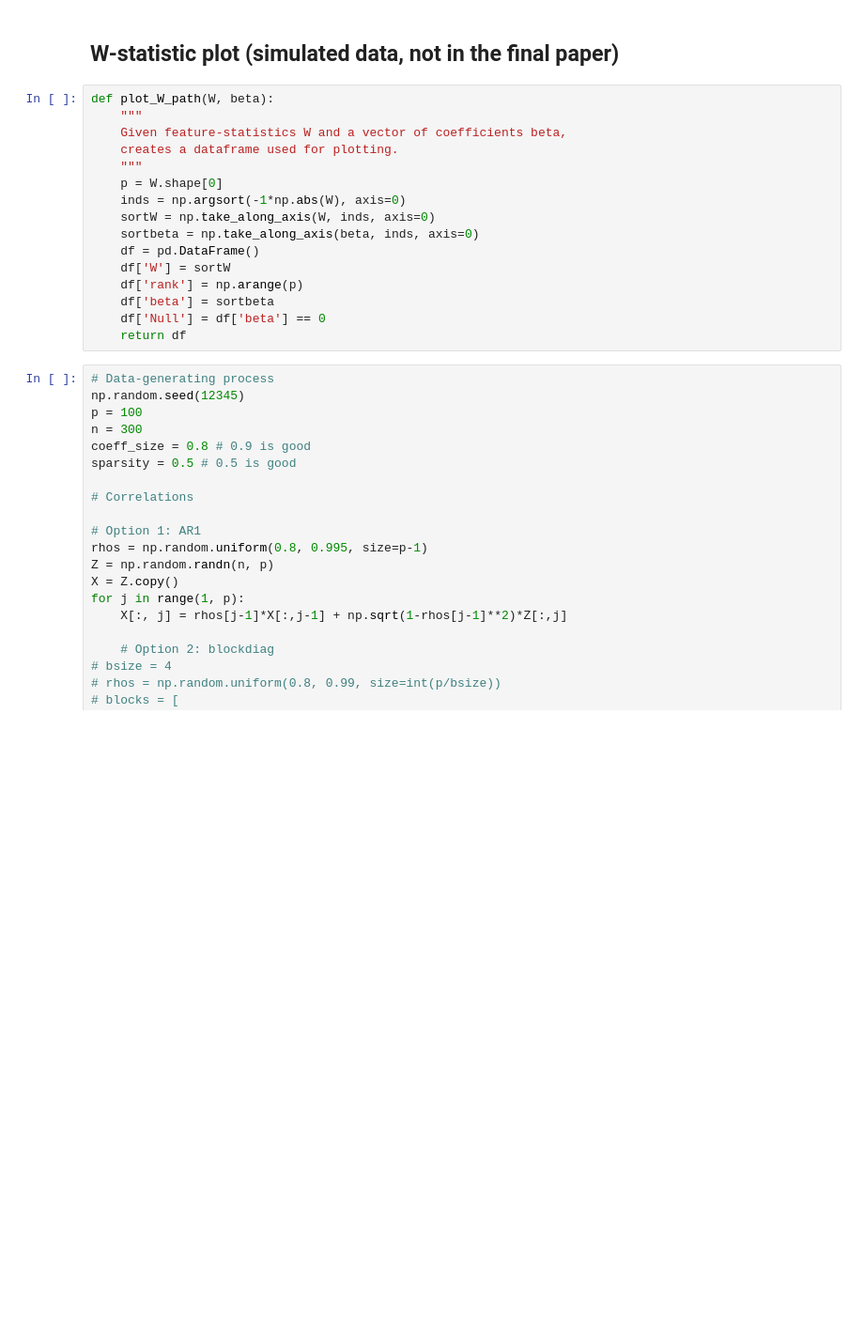
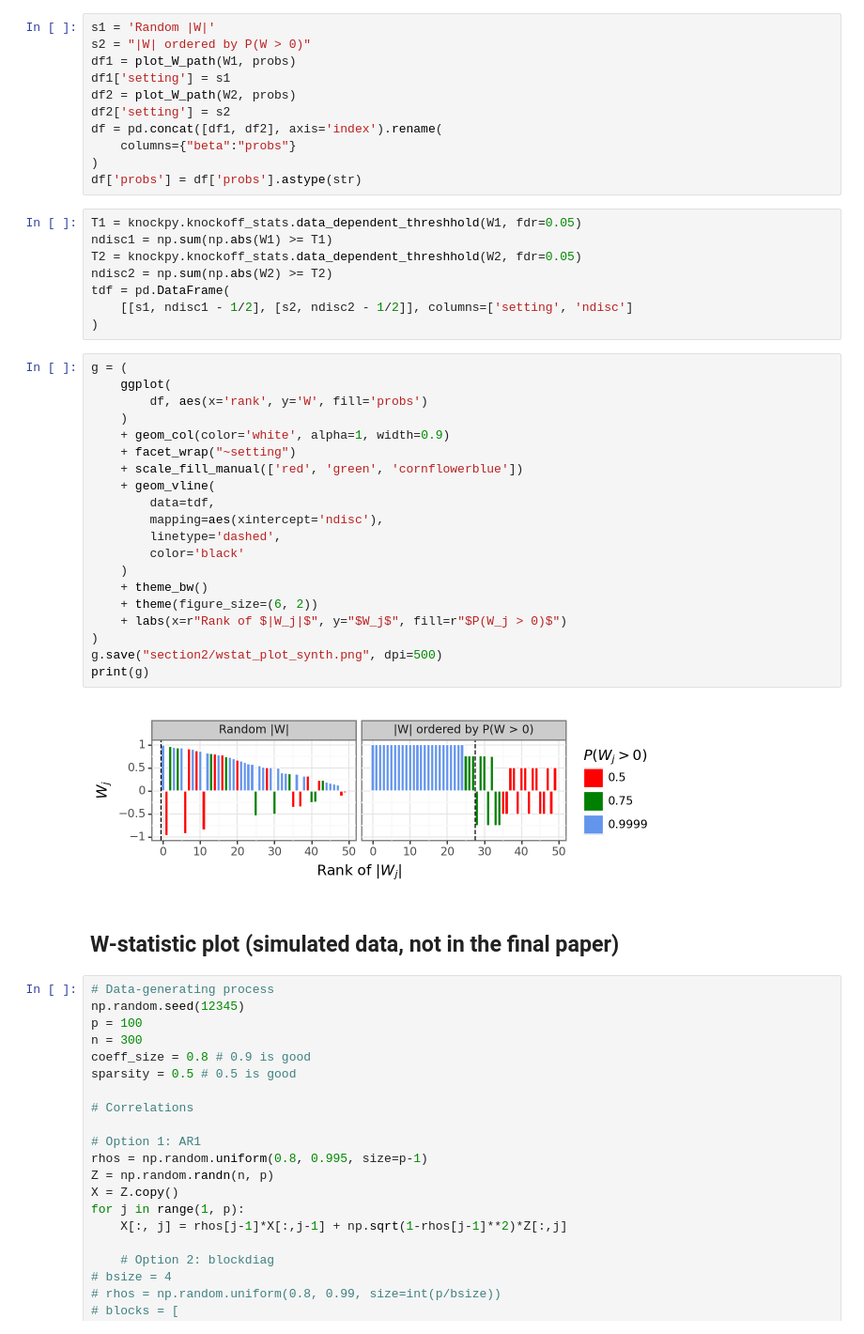
Before and after one commit to amspector100/mlr_knockoff_paper, a Jupyter notebook: final-plots/final_plots.ipynb, the cells around one changed output. Shown at 94% size. Drawn from its saved outputs; the diff is of its cells as text; blank space fills up the shorter version.

```diff
--- a/final-plots/final_plots.ipynb
+++ b/final-plots/final_plots.ipynb
@@ -62,21 +124,46 @@ def seqstep_plot(W, fdr=0.1, beta=None):
+# %%
+s1 = 'Random |W|'
+s2 = "|W| ordered by P(W > 0)"
+df1 = plot_W_path(W1, probs)
+df1['setting'] = s1
+df2 = plot_W_path(W2, probs)
+df2['setting'] = s2
+df = pd.concat([df1, df2], axis='index').rename(
+    columns={"beta":"probs"}
+)
+df['probs'] = df['probs'].astype(str)
+# %%
+T1 = knockpy.knockoff_stats.data_dependent_threshhold(W1, fdr=0.05)
+ndisc1 = np.sum(np.abs(W1) >= T1)
+T2 = knockpy.knockoff_stats.data_dependent_threshhold(W2, fdr=0.05)
+ndisc2 = np.sum(np.abs(W2) >= T2)
+tdf = pd.DataFrame(
+    [[s1, ndisc1 - 1/2], [s2, ndisc2 - 1/2]], columns=['setting', 'ndisc']
+)
+# %%
+g = (
+    ggplot(
+        df, aes(x='rank', y='W', fill='probs')
+    )
+    + geom_col(color='white', alpha=1, width=0.9)
+    + facet_wrap("~setting")
+    + scale_fill_manual(['red', 'green', 'cornflowerblue'])
+    + geom_vline(
+        data=tdf,
+        mapping=aes(xintercept='ndisc'),
+        linetype='dashed',
+        color='black'
+    )
+    + theme_bw()
+    + theme(figure_size=(6, 2))
+    + labs(x=r"Rank of $|W_j|$", y="$W_j$", fill=r"$P(W_j > 0)$")
+)
+g.save("section2/wstat_plot_synth.png", dpi=500)
+print(g)
+# %% [output]
+[figure, added]
 # %% [markdown]
 ## W-statistic plot (simulated data, not in the final paper)
-# %%
-def plot_W_path(W, beta):
-    """
-    Given feature-statistics W and a vector of coefficients beta,
-    creates a dataframe used for plotting.
-    """
-    p = W.shape[0]
-    inds = np.argsort(-1*np.abs(W), axis=0)
-    sortW = np.take_along_axis(W, inds, axis=0)
-    sortbeta = np.take_along_axis(beta, inds, axis=0)
-    df = pd.DataFrame()
-    df['W'] = sortW
-    df['rank'] = np.arange(p)
-    df['beta'] = sortbeta
-    df['Null'] = df['beta'] == 0
-    return df
 # %%
 # Data-generating process
 np.random.seed(12345)
```
Also changed, not shown: parts of 10 cells of this notebook, 1 other file.
